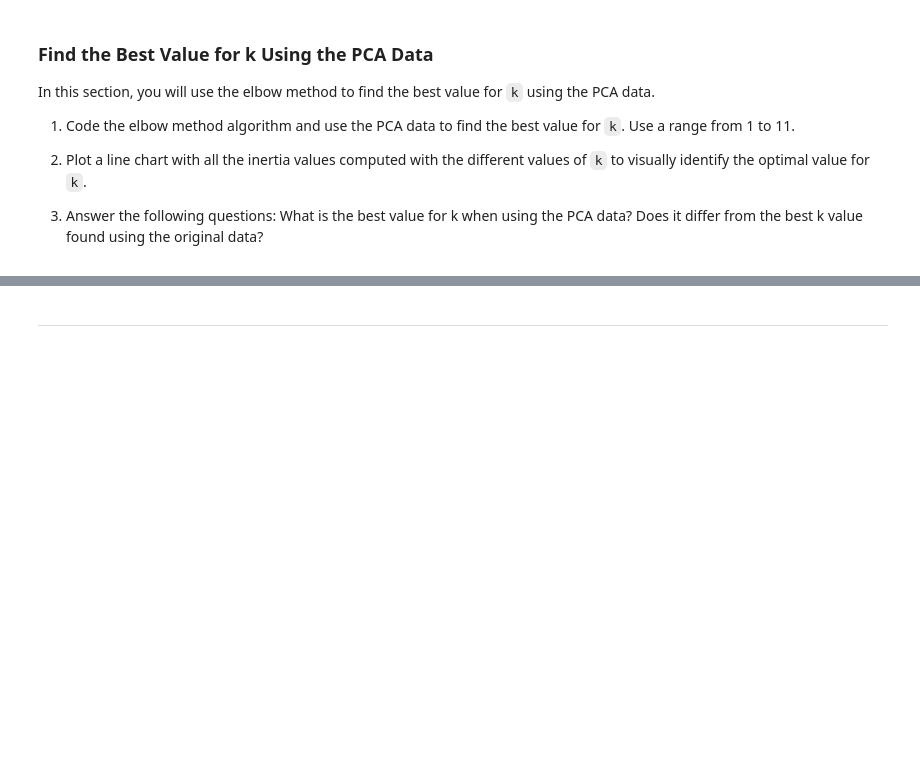
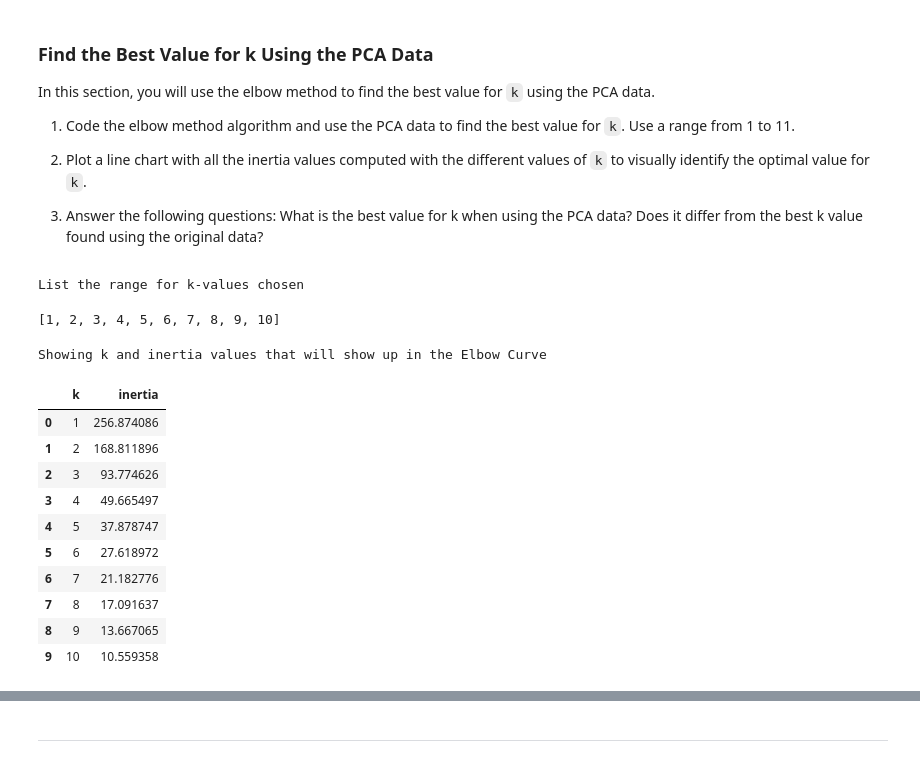
Before and after one commit to dinesh-m/crypto_portfolio_analyzer, a Jupyter notebook: crypto_investments.ipynb, the cells around one changed output, grey strips where cells are left out. Drawn from its saved outputs; the diff is of its cells as text; code cells hidden in the pictures; blank space fills up the shorter version.

```diff
--- a/crypto_investments.ipynb
+++ b/crypto_investments.ipynb
@@ -283,13 +320,26 @@ In this section, you will perform a principal component analysis (PCA) and reduc
 # Note: The code for this step is provided for you
 
 # Creating a DataFrame with the PCA data
-# YOUR CODE HERE!
+"""
+df_market_data_pca = pd.DataFrame(crypto_pca_data, columns=['PC1', 'PC2', 'PC3'])
+"""
 
 # Copy the crypto names from the original data
-# YOUR CODE HERE!
+"""
+df_market_data_pca["coin_id"] = df_market_data.index
+"""
 
 # Set the coinid column as index
-# YOUR CODE HERE!
+"""
+df_market_data_pca = df_crypto_pca.set_index('coin_id')
+"""
+
+df_market_data_pca = pd.DataFrame(
+    crypto_pca_data,
+    columns=['PC1', 'PC2', 'PC3'],
+    index = df_market_data.index
+)
 
 # Display sample data
-# YOUR CODE HERE!
+print('Top 5 rows of a new dataframe created out of three principal components')
+display(df_market_data_pca.head())
@@ -308,23 +367,51 @@ In this section, you will use the elbow method to find the best value for `k` us
 # %%
 # Create a list with the number of k-values to try
 # Use a range from 1 to 11
-# YOUR CODE HERE!
+k = list(range(1, 11))
+
+print('List the range for k-values chosen')
+list(k)
+# %% [output]
+List the range for k-values chosen
+[1, 2, 3, 4, 5, 6, 7, 8, 9, 10]
 # %%
 # Create an empy list to store the inertia values
-# YOUR CODE HERE!
+inertia = []
 # %%
 # Create a for loop to compute the inertia with each possible value of k
 # Inside the loop:
 # 1. Create a KMeans model using the loop counter for the n_clusters
 # 2. Fit the model to the data using `df_market_data_pca`
 # 3. Append the model.inertia_ to the inertia list
-# YOUR CODE HERE!
+for i in k:
+    model = KMeans(n_clusters=i, random_state=42)
+    model.fit(df_market_data_pca)
+    inertia.append(model.inertia_)
 # %%
 # Create a dictionary with the data to plot the Elbow curve
-# YOUR CODE HERE!
+elbow_data2 = {
+    'k': k,
+    'inertia': inertia
+}
 
 # Create a DataFrame with the data to plot the Elbow curve
-# YOUR CODE HERE!
+df_elbow2 = pd.DataFrame(elbow_data2)
+
+print('Showing k and inertia values that will show up in the Elbow Curve')
+df_elbow2
+# %% [output]
+Showing k and inertia values that will show up in the Elbow Curve
+|  | k | inertia |
+| 0 | 1 | 256.874086 |
+| 1 | 2 | 168.811896 |
+| 2 | 3 | 93.774626 |
+| 3 | 4 | 49.665497 |
+| 4 | 5 | 37.878747 |
+| 5 | 6 | 27.618972 |
+| 6 | 7 | 21.182776 |
+| 7 | 8 | 17.091637 |
+| 8 | 9 | 13.667065 |
+| 9 | 10 | 10.559358 |
 # %%
 # Plot a line chart with all the inertia values computed with
 # the different values of k to visually identify the optimal value for k.
```
Also changed, not shown: parts of 14 cells of this notebook.
